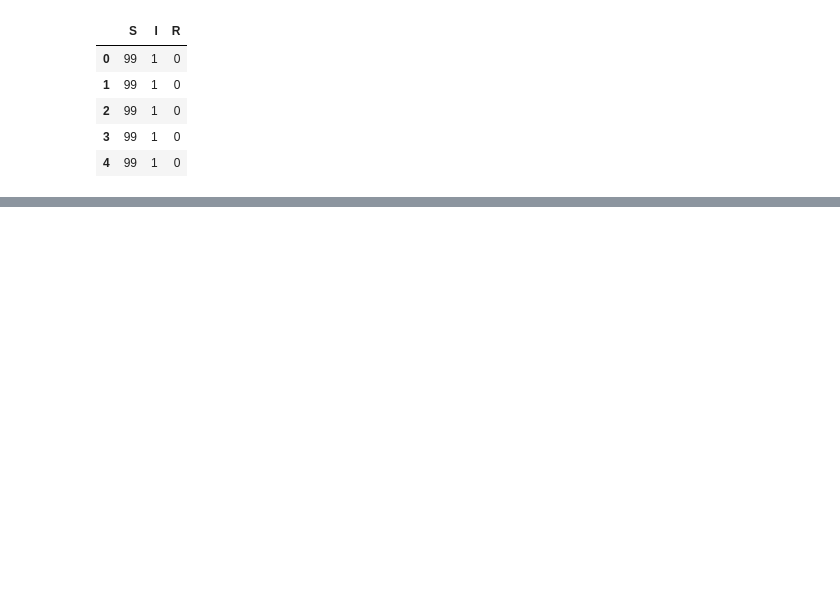
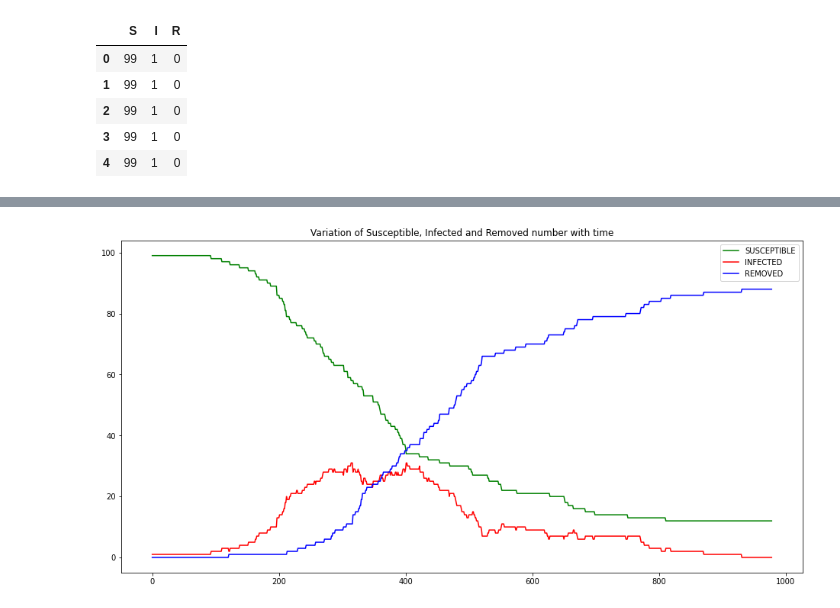
Before and after one commit to NirajanBekoju/Epidemic-Modelling, a Jupyter notebook: Data Analysis.ipynb, the cells around one changed output, grey strips where cells are left out. Drawn from its saved outputs; the diff is of its cells as text; code cells hidden in the pictures; blank space fills up the shorter version.

```diff
--- a/Data Analysis.ipynb
+++ b/Data Analysis.ipynb
@@ -38,0 +29,10 @@ fig.show()
+# %%
+plt.figure(figsize=(16, 8))
+plt.plot(data["S"], color = 'g', label="SUSCEPTIBLE")
+plt.plot(data["I"], color = 'r', label="INFECTED")
+plt.plot(data["R"], color = 'b', label="REMOVED")
+plt.title("Variation of Susceptible, Infected and Removed number with time")
+plt.legend()
+plt.show()
+# %% [output]
+[figure, added]
```
Also changed, not shown: parts of 5 cells of this notebook, 8 other files.
